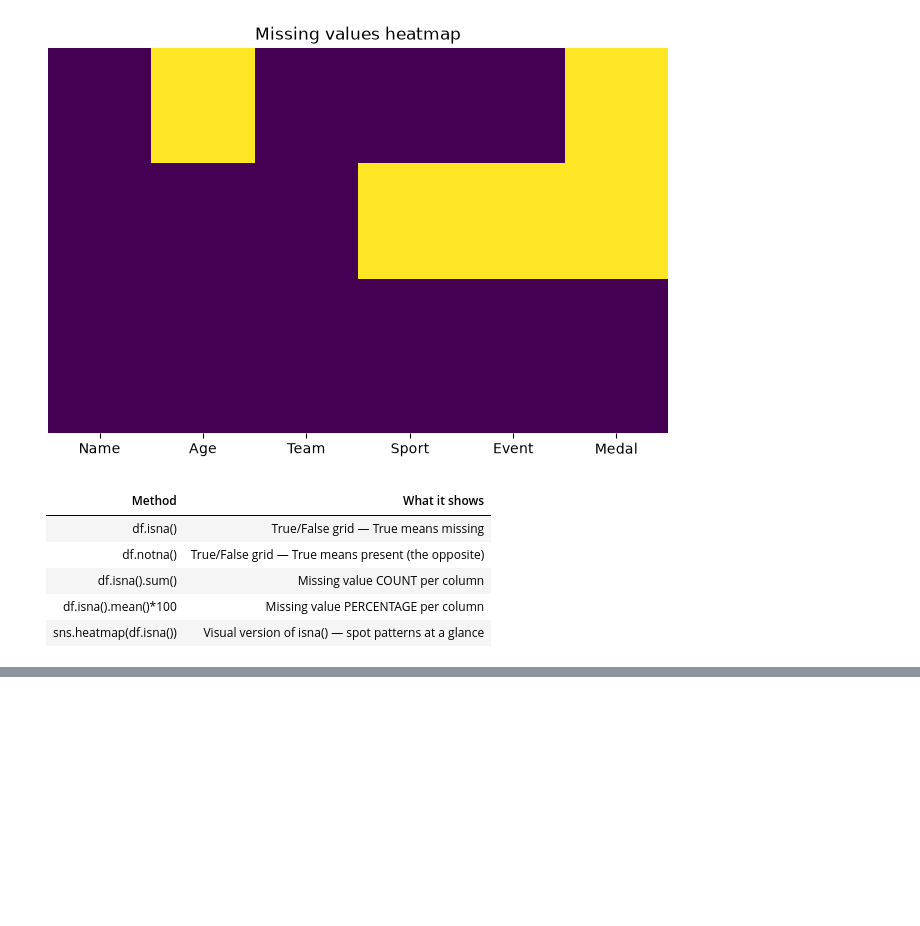
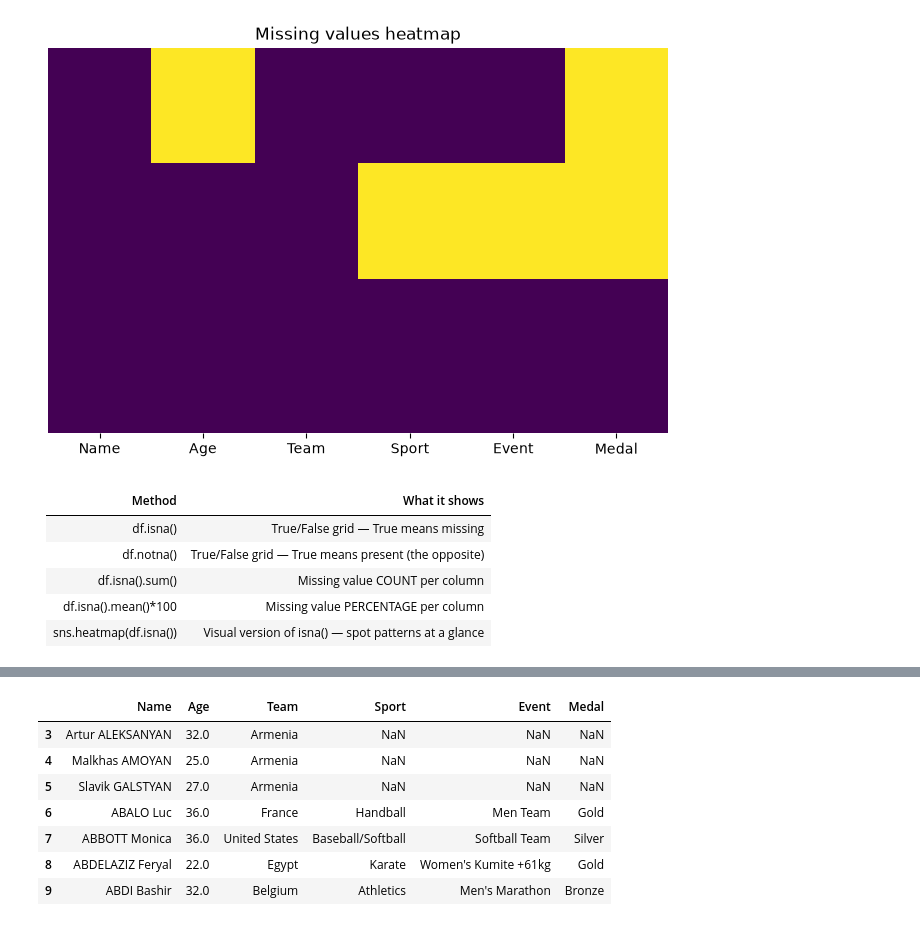
Before and after one commit to Ramya-101999/Python-Class, a Jupyter notebook: Data Cleaning 1 .ipynb, the cells around one changed output, grey strips where cells are left out. Cells and saved outputs as stored; diff of their text form; code cells hidden in the pictures; blank space fills up the shorter version.

```diff
--- a/Data Cleaning 1 .ipynb
+++ b/Data Cleaning 1 .ipynb
@@ -118,0 +158,13 @@ plt.show()
+# %%
+# subset
+
+sample.dropna(subset=['Age'])
+# %% [output]
+|  | Name | Age | Team | Sport | Event | Medal |
+| 3 | Artur ALEKSANYAN | 32.0 | Armenia | NaN | NaN | NaN |
+| 4 | Malkhas AMOYAN | 25.0 | Armenia | NaN | NaN | NaN |
+| 5 | Slavik GALSTYAN | 27.0 | Armenia | NaN | NaN | NaN |
+| 6 | ABALO Luc | 36.0 | France | Handball | Men Team | Gold |
+| 7 | ABBOTT Monica | 36.0 | United States | Baseball/Softball | Softball Team | Silver |
+| 8 | ABDELAZIZ Feryal | 22.0 | Egypt | Karate | Women's Kumite +61kg | Gold |
+| 9 | ABDI Bashir | 32.0 | Belgium | Athletics | Men's Marathon | Bronze |
```
Also changed, not shown: parts of 12 cells of this notebook.
